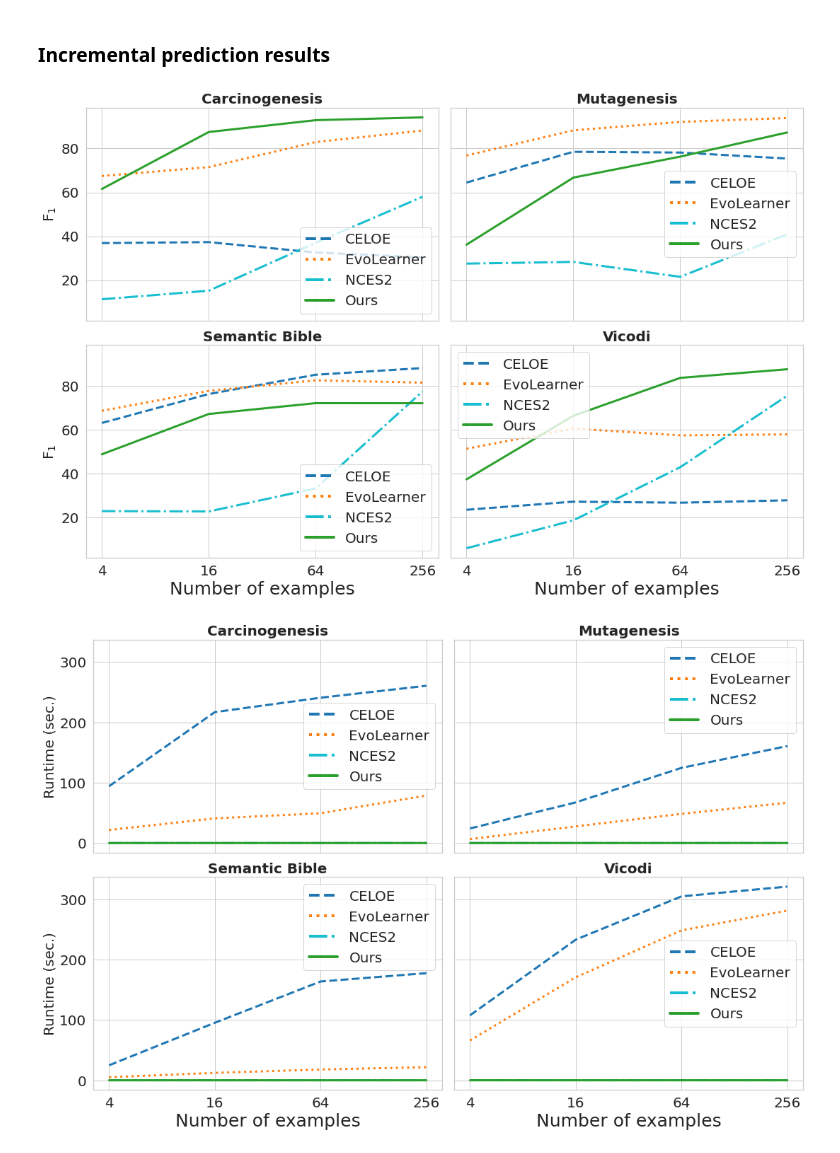
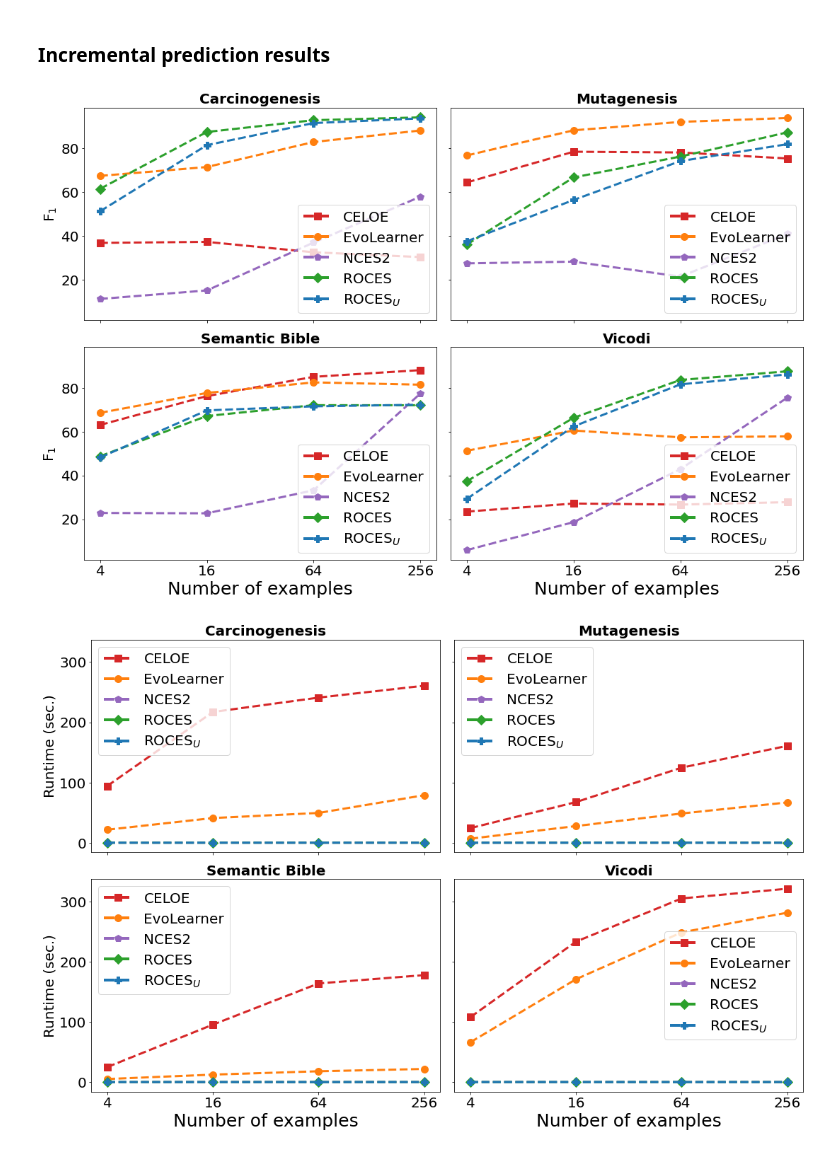
Before and after one commit to fosterreproducibleresearch/ROCES, a Jupyter notebook: plot_curves.ipynb, the cells around one changed output. Drawn from its saved outputs; the diff is of its cells as text; code cells hidden in the pictures.

```diff
--- a/plot_curves.ipynb
+++ b/plot_curves.ipynb
@@ -59,8 +56,0 @@ emb_model = 'DistMult'
-# %%
-plot_data = [{'soft acc': [], 'hard acc': []}, {'soft acc': [], 'hard acc': []}, {'soft acc': [], 'hard acc': []}, {'soft acc': [], 'hard acc': []}]
-for i, kb in enumerate(['carcinogenesis', 'mutagenesis', 'semantic_bible', 'vicodi']):
-    for model in ["SetTransformer_inducing_points32", "SetTransformer_inducing_points64", "SetTransformer_inducing_points128"]:
-        with open(f'datasets/{kb}/Plot_data/{emb_model}_{model}.json') as file:
-            data = json.load(file)
-            for mode in ['soft acc', 'hard acc']:
-                plot_data[i][mode].append(data[mode])
@@ -122,18 +108,17 @@ def plot_incremental_input_results(data, names, x_values, metric):
     import matplotlib.pyplot as plt
     import matplotlib.ticker as ticker
     import seaborn as sns
-    sns.set_theme(style="whitegrid")
-    Markers = ['--', ':', '-.', '-']
-    Colors = ['tab:blue', 'tab:orange', 'tab:cyan', 'tab:green']
-
+    #sns.set_theme(style="whitegrid")
+    Markers = ['s', 'o', 'p', 'D', 'P']
+    Colors = ['tab:red', 'tab:orange', 'tab:purple', 'tab:green', 'tab:blue']
     fig, axs = plt.subplots(2, 2, figsize=(15,10), sharey=True, constrained_layout=True)
-    legend = ('CELOE', 'EvoLearner', 'NCES2', 'Ours')
+    legend = ('CELOE', 'EvoLearner', 'NCES2', 'ROCES', 'ROCES$_{U}$')
     for ax, name, sub_data in zip(axs.flat, names, data):
         i = 0
         for crv in sub_data:
             mk = Markers[i]
             c = Colors[i]
-            ax.plot(list(map(str, x_values)), crv, mk, markersize=3, linewidth=3, color=c)
+            ax.plot(list(map(str, x_values)), crv, mk, markersize=10, color=c, linestyle='--', linewidth=3)
             i += 1
         leg = ax.legend(legend, prop={'size': 20})
         for line in leg.get_lines():
@@ -150,8 +135,10 @@ def plot_incremental_input_results(data, names, x_values, metric):
     fig.show()
 # %%
 incremental_input_f1 = []
-with open("datasets/NCES3_ConEx_incremental.json") as file:
-    ours_results = json.load(file)
+with open("datasets/ROCES_ConEx_incremental.json") as file:
+    roces_results = json.load(file)
+with open("datasets/ROCES_ConEx_uniform_incremental.json") as file:
+    roces_u_results = json.load(file)
 with open("datasets/NCES2_ConEx_incremental.json") as file:
     nces2_results = json.load(file)
 for kb in ["carcinogenesis", "mutagenesis", "semantic_bible", "vicodi"]:
@@ -160,16 +147,18 @@ for kb in ["carcinogenesis", "mutagenesis", "semantic_bible", "vicodi"]:
     with open(f"datasets/EvoLearner_{kb}_incremental.json") as file:
         evo_results = json.load(file)
     f1_per_kb = [celoe_results[f'{kb}']['f1'], evo_results[f'{kb}']['f1'],
-                nces2_results[f'{kb}']['f1'], ours_results[f'{kb}']['f1']]
+                nces2_results[f'{kb}']['f1'], roces_results[f'{kb}']['f1'], roces_u_results[f'{kb}']['f1']]
     incremental_input_f1.append(f1_per_kb)
 # %%
-plot_incremental_input_results(incremental_input_f1, ["carcinogenesis", "mutagenesis", "semantic_bible", "vicodi"], x_values=ours_results['carcinogenesis']['examples sizes'], metric='F$_1$')
+plot_incremental_input_results(incremental_input_f1, ["carcinogenesis", "mutagenesis", "semantic_bible", "vicodi"], x_values=roces_results['carcinogenesis']['examples sizes'], metric='F$_1$')
 # %% [output]
-[figure, old version]
+[figure, new version]
 # %%
 incremental_input_runtime = []
-with open("datasets/NCES3_ConEx_incremental.json") as file:
-    ours_results = json.load(file)
+with open("datasets/ROCES_ConEx_incremental.json") as file:
+    roces_results = json.load(file)
+with open("datasets/ROCES_ConEx_uniform_incremental.json") as file:
+    roces_u_results = json.load(file)
 with open("datasets/NCES2_ConEx_incremental.json") as file:
     nces2_results = json.load(file)
 for kb in ["carcinogenesis", "mutagenesis", "semantic_bible", "vicodi"]:
@@ -178,9 +167,9 @@ for kb in ["carcinogenesis", "mutagenesis", "semantic_bible", "vicodi"]:
     with open(f"datasets/EvoLearner_{kb}_incremental.json") as file:
         evo_results = json.load(file)
     runtime_per_kb = [celoe_results[f'{kb}']['runtime'], evo_results[f'{kb}']['runtime'],
-                nces2_results[f'{kb}']['runtime'], ours_results[f'{kb}']['runtime']]
+                nces2_results[f'{kb}']['runtime'], roces_results[f'{kb}']['runtime'], roces_u_results[f'{kb}']['runtime']]
     incremental_input_runtime.append(runtime_per_kb)
 # %%
-plot_incremental_input_results(incremental_input_runtime, ["carcinogenesis", "mutagenesis", "semantic_bible", "vicodi"], x_values=ours_results['carcinogenesis']['examples sizes'], metric='Runtime')
+plot_incremental_input_results(incremental_input_runtime, ["carcinogenesis", "mutagenesis", "semantic_bible", "vicodi"], x_values=roces_results['carcinogenesis']['examples sizes'], metric='Runtime')
 # %% [output]
-[figure, old version]
+[figure, new version]
```
Also changed, not shown: parts of 7 cells of this notebook, 4 other files.
